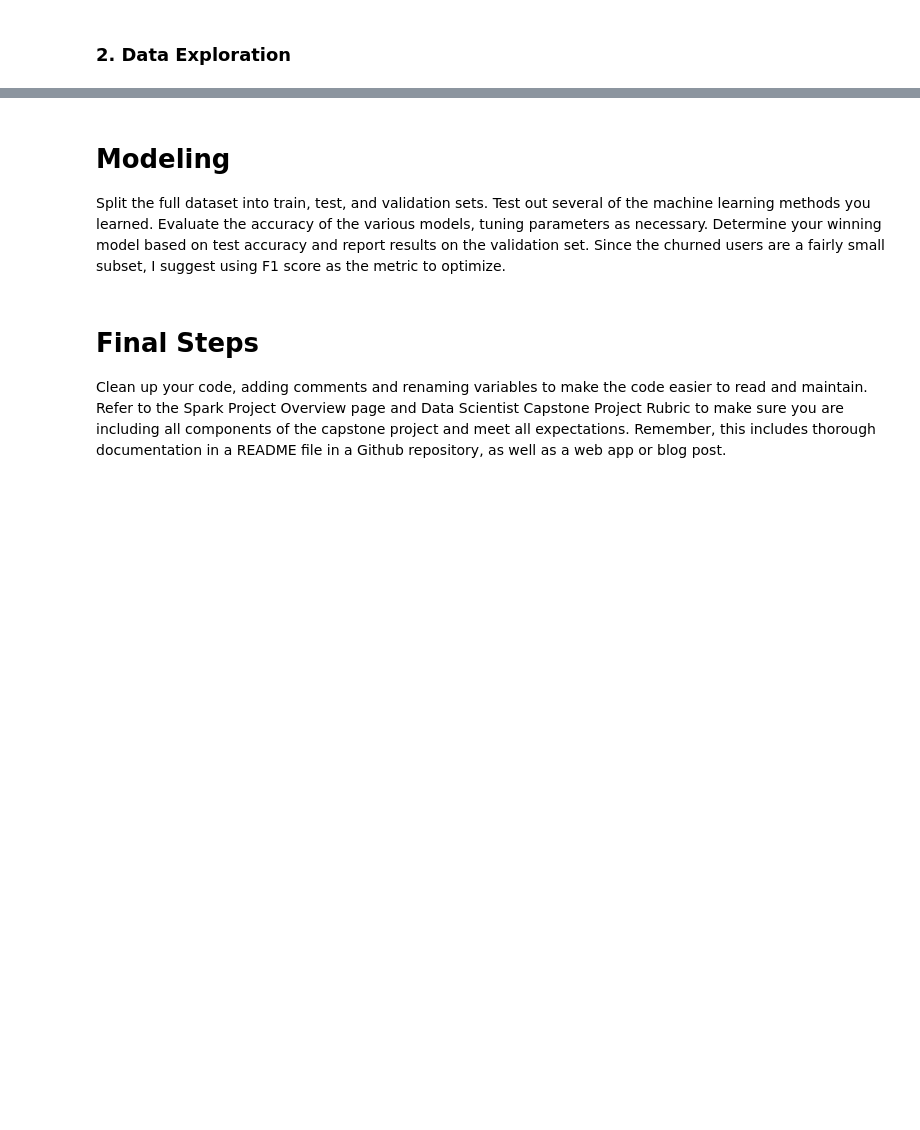
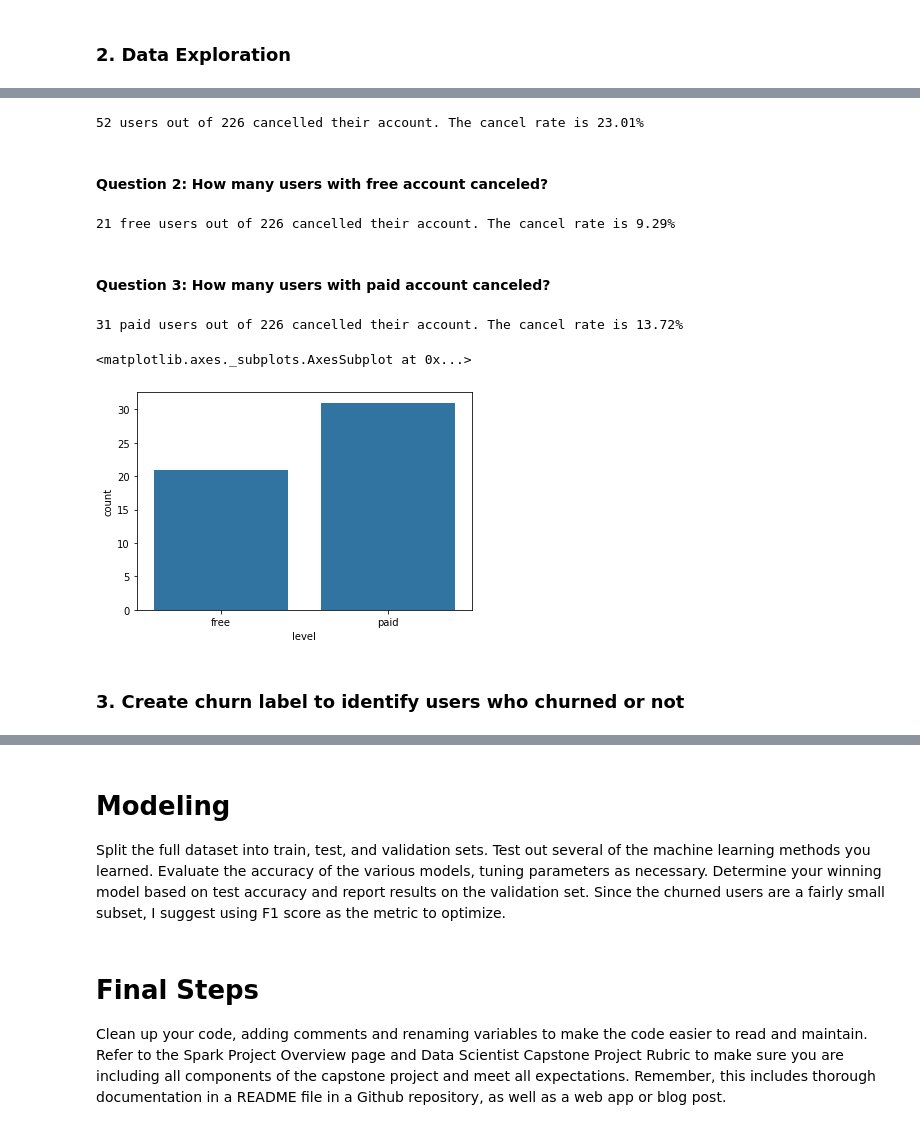
Before and after one commit to gj0706/customer_churn_prediction, a Jupyter notebook: Sparkify.ipynb, the cells around one changed output, grey strips where cells are left out. Saved outputs shown, nothing was run; the diff lists cells and outputs as text; code cells hidden in the pictures; blank space fills up the shorter version.

```diff
--- a/Sparkify.ipynb
+++ b/Sparkify.ipynb
@@ -341,0 +241,7 @@ If you are working in the classroom workspace, you can just extract features bas
+# %%
+# Format registration time and user behavior time
+format_time = udf(lambda x: datetime.datetime.fromtimestamp(x / 1000.0).strftime("%Y-%m-%d %H:%M:%S"))
+df_format = df_drop.withColumn('time',format_time(df_drop.ts))
+df_format = df_format.withColumn('registrationTime', format_time(df_format.registration))
+df_format = df_format.drop('ts','registration')
+df_format.show(5)
@@ -341,0 +261,34 @@ If you are working in the classroom workspace, you can just extract features bas
+# %%
+cancel_user = df_format.filter(df_format['page'] == 'Cancellation Confirmation').select('userId').dropDuplicates().count()
+cancel_rate = cancel_user/ n_users * 100
+print('{} users out of {} cancelled their account. The cancel rate is {:.2f}%'.format(cancel_user, n_users, cancel_rate))
+# %% [output]
+52 users out of 226 cancelled their account. The cancel rate is 23.01%
+# %% [markdown]
+#### Question 2: How many users with free account canceled?
+# %%
+# free_cancel_user = df_drop.filter((df_drop['level'] == 'free') & (df_drop['page'] == 'Cancellation Confirmation'))
+# free_cancel_user = df_format.filter((df_drop['level'] == 'free' ) & (df_format['page'] == 'Cancellation Confirmation')).select('userId','page')
+# free_cancel_user.show(5)
+free_cancel_user = df_format.filter((df_format['level'] == 'free' ) & (df_format['page'] == 'Cancellation Confirmation')).dropDuplicates().count()
+free_cancel_rate = free_cancel_user/n_users * 100
+print('{} free users out of {} cancelled their account. The cancel rate is {:.2f}%'.format(free_cancel_user, n_users, free_cancel_rate))
+# %% [output]
+21 free users out of 226 cancelled their account. The cancel rate is 9.29%
+# %% [markdown]
+#### Question 3: How many users with paid account canceled?
+# %%
+paid_cancel_user = df_format.filter((df_format['level'] == 'paid' ) & (df_format['page'] == 'Cancellation Confirmation')).dropDuplicates().count()
+paid_cancel_rate = paid_cancel_user/n_users * 100
+print('{} paid users out of {} cancelled their account. The cancel rate is {:.2f}%'.format(paid_cancel_user, n_users, paid_cancel_rate))
+# %% [output]
+31 paid users out of 226 cancelled their account. The cancel rate is 13.72%
+# %%
+# Plot to see the distribution between paid and free users
+level_df = df_format.filter('page == "Cancellation Confirmation"').groupby('level').count().toPandas()
+sns.barplot(data = level_df, x = 'level', y = 'count', color = sns.color_palette()[0])
+# %% [output]
+<matplotlib.axes._subplots.AxesSubplot at 0x...>
+[figure, added]
+# %% [markdown]
+### 3. Create churn label to identify users who churned or not
```
Also changed, not shown: parts of 68 cells of this notebook.
